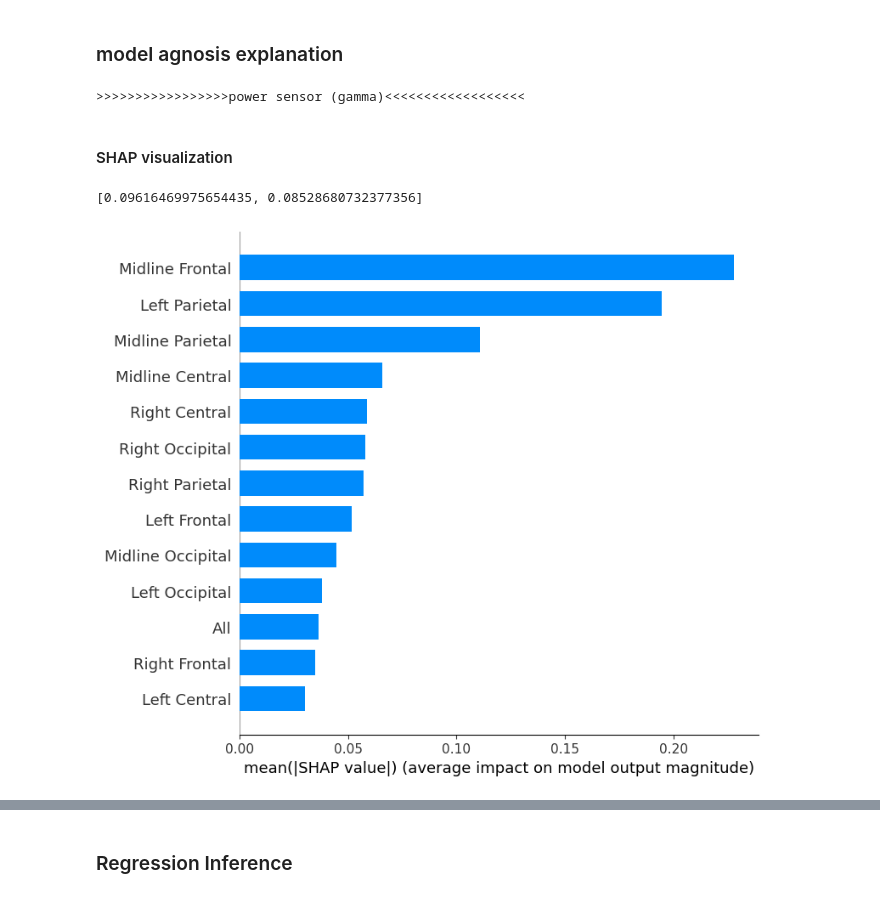
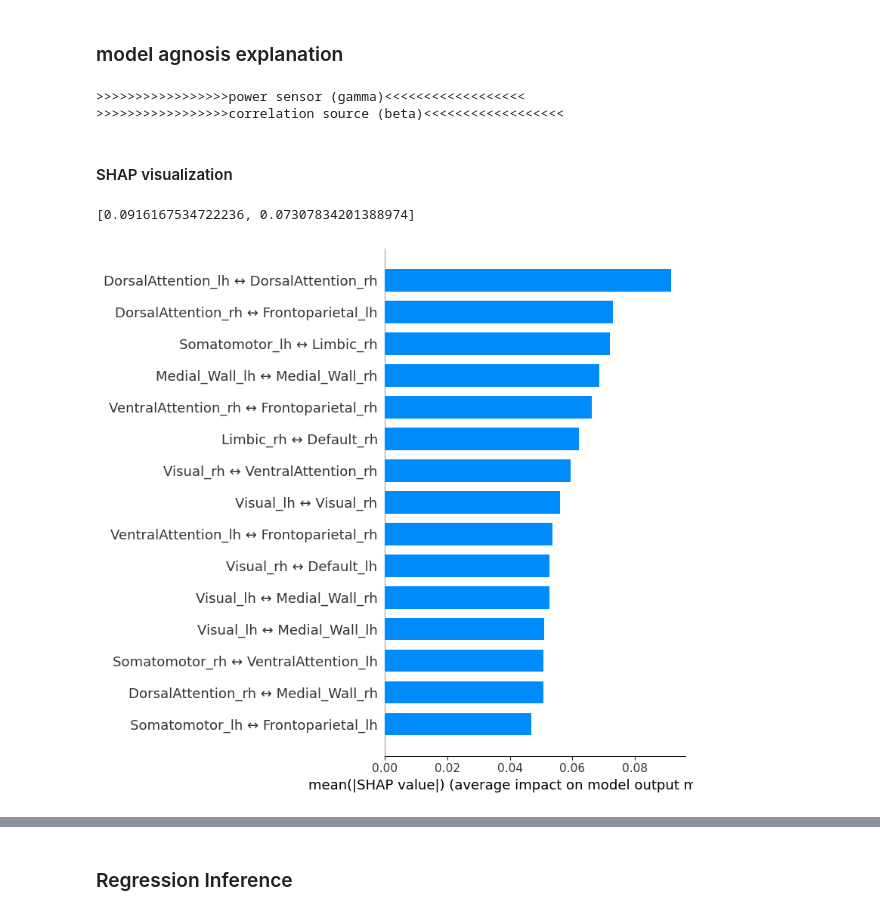
Before and after one commit to Yeganehfrh/SugNet, a Jupyter notebook: notebooks/nested_cross_validation.ipynb, the cells around one changed output, grey strips where cells are left out. Drawn from its saved outputs; the diff is of its cells as text; code cells hidden in the pictures.

```diff
--- a/notebooks/nested_cross_validation.ipynb
+++ b/notebooks/nested_cross_validation.ipynb
@@ -381,0 +462,6 @@ dtype: float64
+# %%
+kind = 'power sensor'
+band = 'gamma'
+
+_, _, reports = run_nested_classification_with_tuning(kind, band, 'absolute', X, y, groups, n_iters=100,
+                                                      make_report=True)
@@ -386,13 +492,13 @@ dtype: float64
 c_df = pd.read_csv('data/classification_results/fine_tuned/C.csv', index_col=0)
 
 # CV
-CV_EXPLAIN = StratifiedGroupKFold(n_splits=5, shuffle=True)
-n_iterations = 40
+CV_EXPLAIN = GroupShuffleSplit(n_splits=200, test_size=0.3)
+# n_iterations = 40
 
 # models
 models = [
           ('power sensor', 'gamma'),
-        #   ('correlation source', 'beta')
+          ('correlation source', 'beta')
           ]
 
 # containers
@@ -434,19 +540,19 @@ for m in models:
     y_test_cv = []
     y_pred_cv = []
 
-    for iter in tqdm(range(n_iterations), desc=model_name):
-        for train, test in CV_EXPLAIN.split(X, y, groups=groups):
+    # for iter in tqdm(range(n_iterations), desc=model_name):
+    for train, test in CV_EXPLAIN.split(X, y, groups=groups):
 
-            model = pipe[-1:].fit(X_t[train], y[train])
-            y_pred = model.predict(X_t[test])
+        model = pipe[-1:].fit(X_t[train], y[train])
+        y_pred = model.predict(X_t[test])
 
-            _test_indices.extend(test)
-            y_test_cv.append(y[test])
-            y_pred_cv.append(y_pred)
+        _test_indices.extend(test)
+        y_test_cv.append(y[test])
+        y_pred_cv.append(y_pred)
 
-            explainer = shap.Explainer(model.predict, X_t[train], feature_names=feature_names)
-            cv_shap_values = explainer(X_t[test], max_evals=len(feature_names)*2+1)
-            model_shapes.append(cv_shap_values)
+        explainer = shap.Explainer(model.predict, X_t[train], feature_names=feature_names)
+        cv_shap_values = explainer(X_t[test], max_evals=len(feature_names)*2+1)
+        model_shapes.append(cv_shap_values)
 
     shap_values[model_name] = shap.Explanation(
         values=np.vstack([sh.values for sh in model_shapes]),
@@ -463,16 +569,17 @@ for m in models:
 #     pickle.dump(shap_values, f)
 # %% [output]
 >>>>>>>>>>>>>>>>>power sensor (gamma)<<<<<<<<<<<<<<<<<<
+>>>>>>>>>>>>>>>>>correlation source (beta)<<<<<<<<<<<<<<<<<<
 # %% [markdown]
 #### SHAP visualization
 # %%
-with open('data/classification_results/fine_tuned/shap_values.pkl', 'rb') as f:
-    shap_values = pickle.load(f)
+# with open('data/classification_results/fine_tuned/shap_values.pkl', 'rb') as f:
+#     shap_values = pickle.load(f)
 
 # mean absolute SHAP values
 sorted(abs(shap_values['correlation source (beta)'].values).mean(axis=0), reverse=True)[:2]
 # %% [output]
-[0.09616469975654435, 0.08528680732377356]
+[0.0916167534722236, 0.07307834201388974]
 # %%
 # update feature names
 shap_values['power sensor (gamma)'].feature_names = ['Midline Central',
@@ -493,9 +600,9 @@ shap_values['power sensor (gamma)'].feature_names = ['Midline Central',
 shap_values['correlation source (beta)'].feature_names = [n[:-7] for n in
                                                           shap_values['correlation source (beta)'].feature_names]
 # %%
-shap.summary_plot(shap_values['power sensor (gamma)'], plot_type='bar', max_display=15, )
+shap.summary_plot(shap_values['correlation source (beta)'], plot_type='bar', max_display=15)
 # %% [output]
-[figure, old version]
+[figure, new version]
 # %%
 # bar plot
 sns.set(style="whitegrid", context='paper', font_scale=1.5, font='sans-serif')
```
Also changed, not shown: parts of 8 cells of this notebook.
